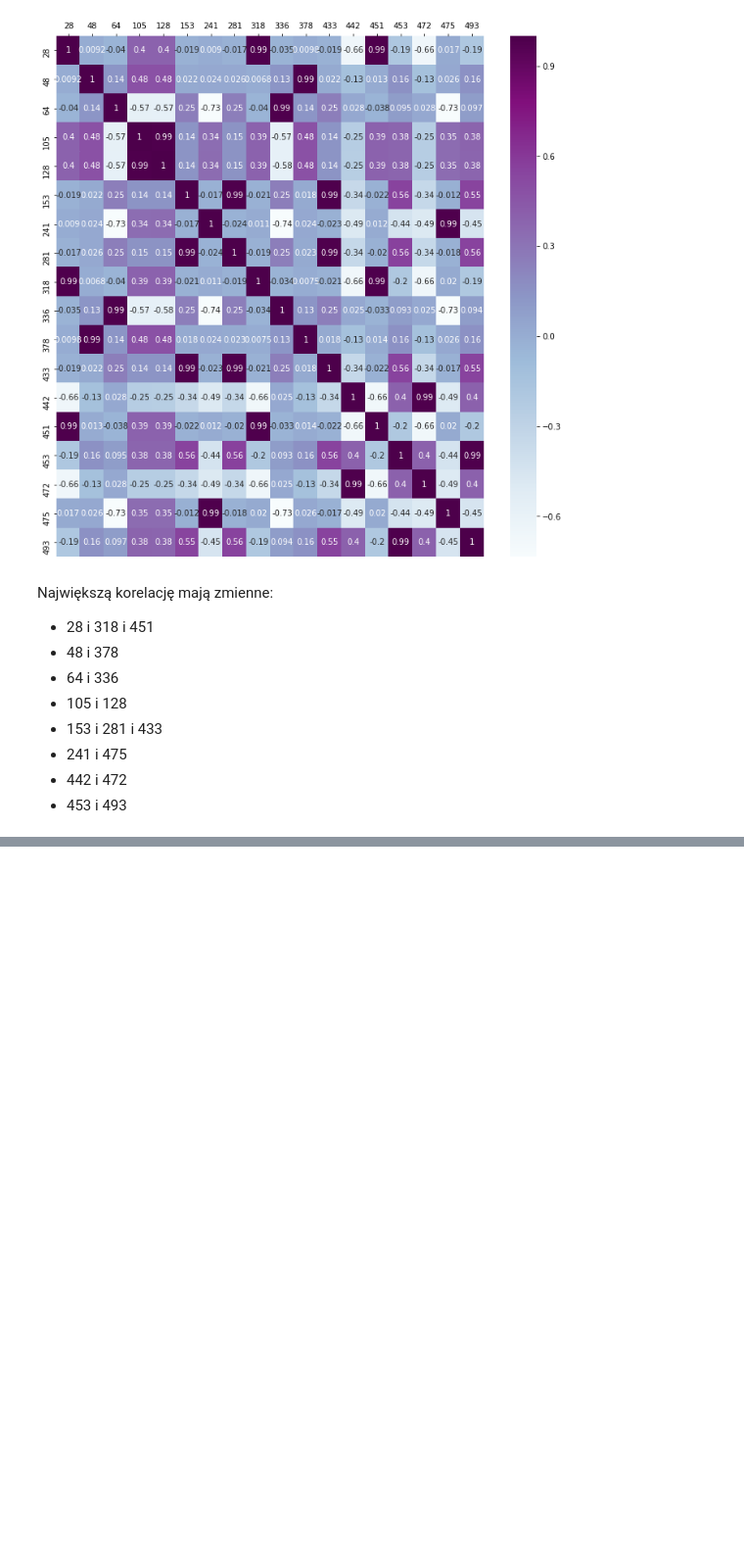
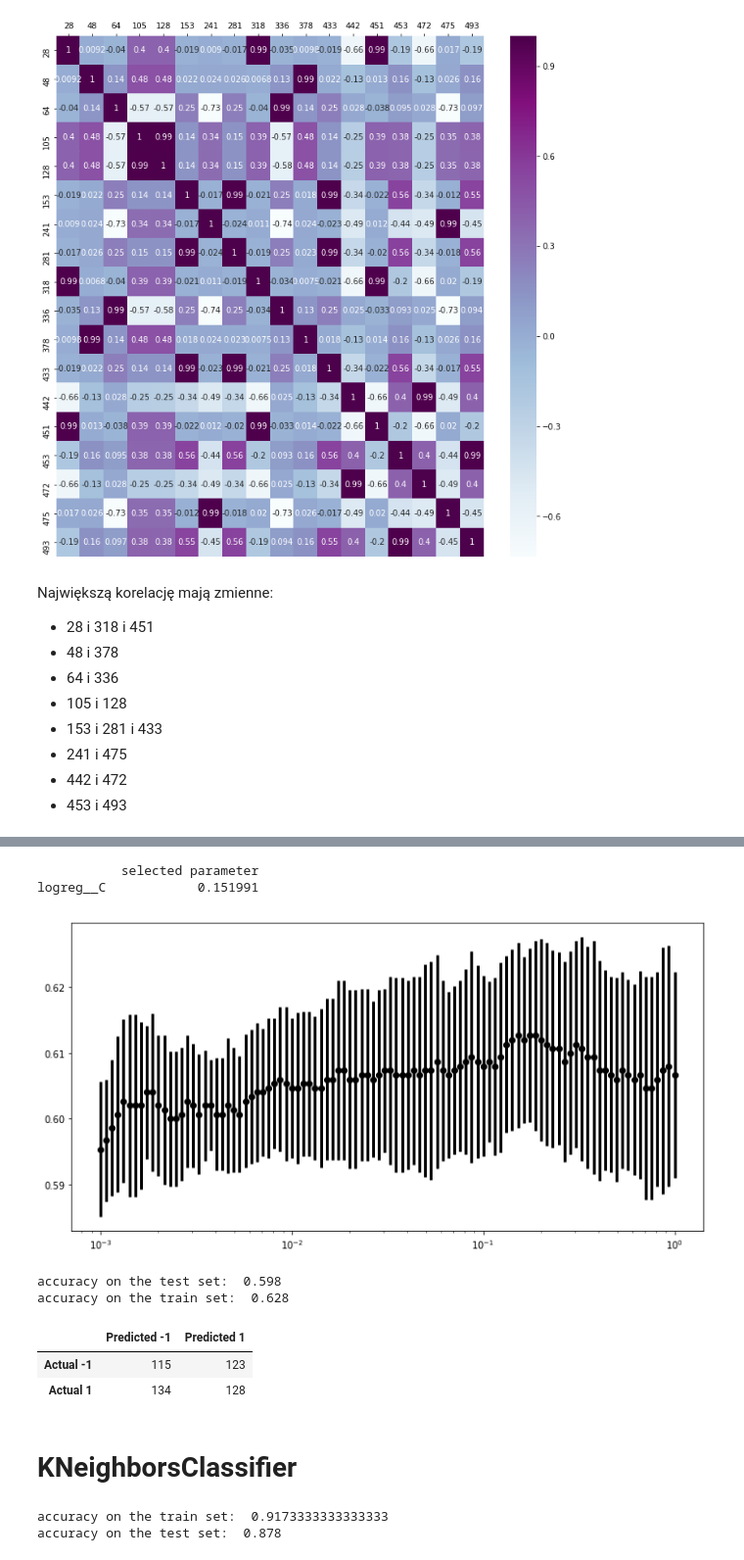
Before and after one commit to SaxMan96/Machine-Learning-Feature-Selection, a Jupyter notebook: Feature Selection.ipynb, the cells around one changed output, grey strips where cells are left out. Shown: that part at 98% size. Drawn from its saved outputs; the diff is of its cells as text; code cells hidden in the pictures; blank space fills up the shorter version.

```diff
--- a/Feature Selection.ipynb
+++ b/Feature Selection.ipynb
@@ -218,0 +192,4 @@ x_train, x_test, y_train, y_test = train_test_split(x_df_sel, y, test_size=0.1)
+# %%
+logregPipe = Pipeline([('scaler', StandardScaler()),
+                       ('logreg', LogisticRegression(random_state=123))])
+_ = logregPipe.fit(x_train, y_train)
@@ -218,0 +202,36 @@ x_train, x_test, y_train, y_test = train_test_split(x_df_sel, y, test_size=0.1)
+# %%
+param_space = np.logspace(-3, 0, 100)
+logregParam = {'logreg__C': param_space}
+logregGS = GridSearchCV(estimator=logregPipe, param_grid=logregParam, cv=5)
+logregGS.fit(x_train, y_train)
+print(pd.DataFrame.from_dict(logregGS.best_params_,
+                           orient='index',
+                           columns=["selected parameter"]))
+mean_test_score = logregGS.cv_results_["mean_test_score"]
+std_test_score = logregGS.cv_results_["std_test_score"]
+plt.figure(figsize=(12, 6))
+plt.errorbar(param_space, mean_test_score, std_test_score, fmt='ok', lw=3)
+plt.xscale('log')
+logregGS.estimator.steps[1][1].C = logregGS.best_params_["logreg__C"]
+# %% [output]
+           selected parameter
+logreg__C            0.151991
+[figure, added]
+# %%
+print("accuracy on the test set: ",
+      accuracy_score(y_test, logregGS.predict(x_test)))
+print("accuracy on the train set: ",
+      accuracy_score(y_train, logregGS.predict(x_train)))
+# %% [output]
+accuracy on the test set:  0.598
+accuracy on the train set:  0.628
+# %%
+knnGS_confMatrix = pd.DataFrame(confusion_matrix(y_test, knnGS_ypreds), columns=['Predicted -1', 'Predicted 1'],\
+                                index=['Actual -1', 'Actual 1'])
+knnGS_confMatrix
+# %% [output]
+|  | Predicted -1 | Predicted 1 |
+| Actual -1 | 115 | 123 |
+| Actual 1 | 134 | 128 |
+# %% [markdown]
+# KNeighborsClassifier
@@ -218,0 +248,6 @@ x_train, x_test, y_train, y_test = train_test_split(x_df_sel, y, test_size=0.1)
+# %%
+print('accuracy on the train set: ', knnPipe.score(x_train, y_train))
+print('accuracy on the test set: ', knnPipe.score(x_test, y_test))
+# %% [output]
+accuracy on the train set:  0.9173333333333333
+accuracy on the test set:  0.878
```
Also changed, not shown: parts of 38 cells of this notebook, 3 other files.
